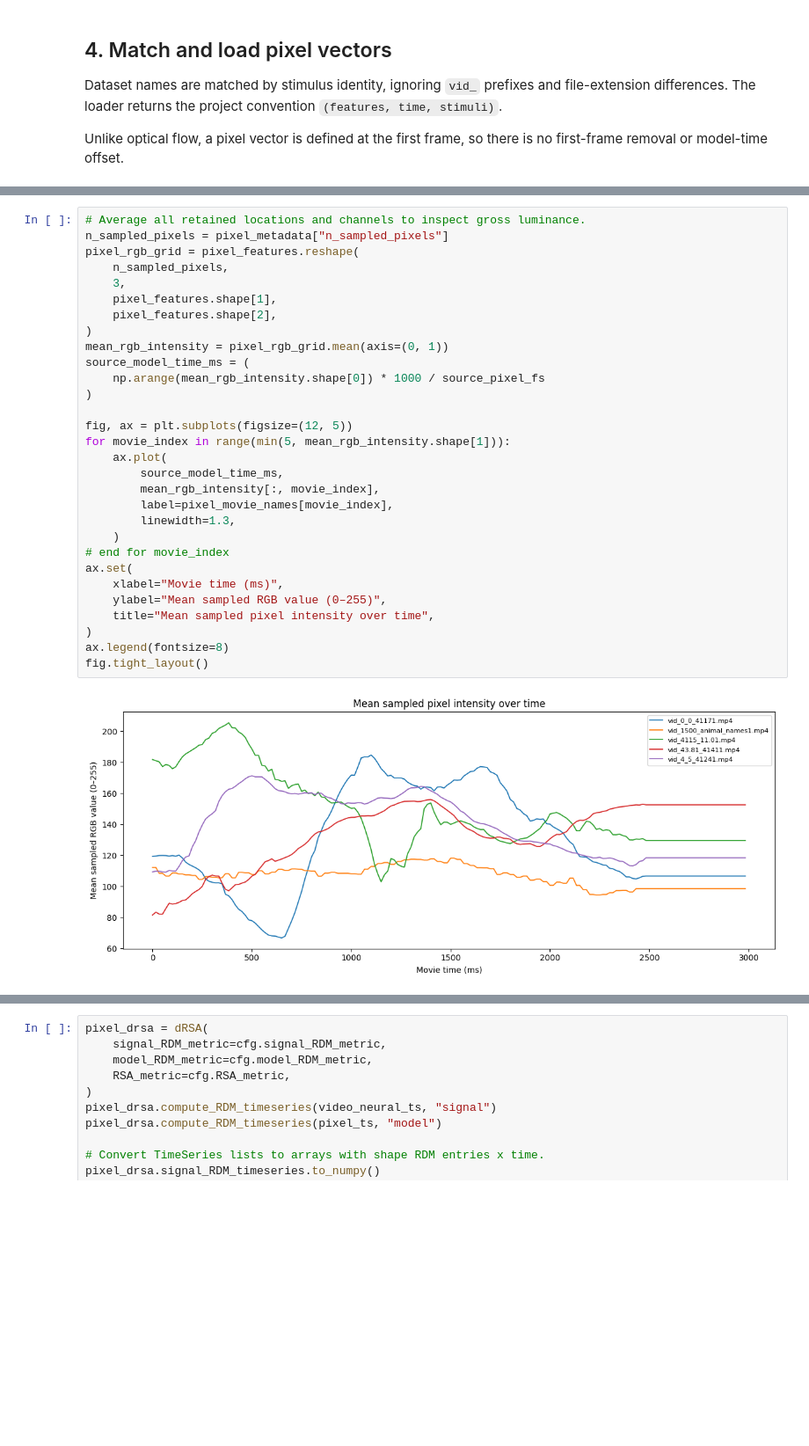
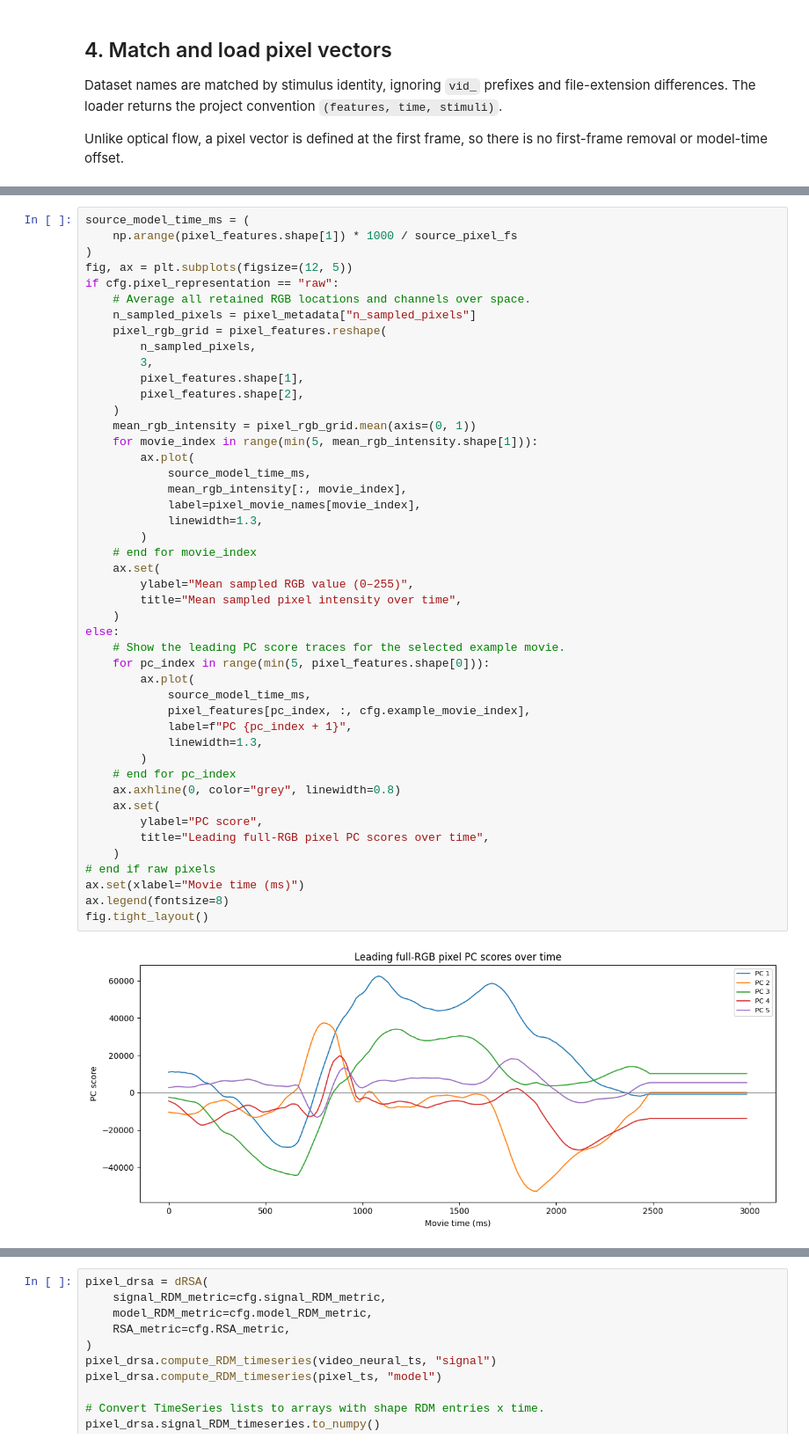
Before and after one commit to TizianoCausin01/static_dynamic, a Jupyter notebook: python_scripts/scripts/pixel_value_video_dRSA.ipynb, the cells around one changed output, grey strips where cells are left out. Shown at 88% size. Cells and saved outputs as stored; diff of their text form; blank space fills up the shorter version.

```diff
--- a/python_scripts/scripts/pixel_value_video_dRSA.ipynb
+++ b/python_scripts/scripts/pixel_value_video_dRSA.ipynb
@@ -377,32 +511,48 @@ RGB min/mean/max: 0 / 102.28 / 251
 # %%
-# Average all retained locations and channels to inspect gross luminance.
-n_sampled_pixels = pixel_metadata["n_sampled_pixels"]
-pixel_rgb_grid = pixel_features.reshape(
-    n_sampled_pixels,
-    3,
-    pixel_features.shape[1],
-    pixel_features.shape[2],
+source_model_time_ms = (
+    np.arange(pixel_features.shape[1]) * 1000 / source_pixel_fs
 )
-mean_rgb_intensity = pixel_rgb_grid.mean(axis=(0, 1))
-source_model_time_ms = (
-    np.arange(mean_rgb_intensity.shape[0]) * 1000 / source_pixel_fs
-)
-
 fig, ax = plt.subplots(figsize=(12, 5))
-for movie_index in range(min(5, mean_rgb_intensity.shape[1])):
-    ax.plot(
-        source_model_time_ms,
-        mean_rgb_intensity[:, movie_index],
-        label=pixel_movie_names[movie_index],
-        linewidth=1.3,
+if cfg.pixel_representation == "raw":
+    # Average all retained RGB locations and channels over space.
+    n_sampled_pixels = pixel_metadata["n_sampled_pixels"]
+    pixel_rgb_grid = pixel_features.reshape(
+        n_sampled_pixels,
+        3,
+        pixel_features.shape[1],
+        pixel_features.shape[2],
     )
-# end for movie_index
-ax.set(
-    xlabel="Movie time (ms)",
-    ylabel="Mean sampled RGB value (0–255)",
-    title="Mean sampled pixel intensity over time",
-)
+    mean_rgb_intensity = pixel_rgb_grid.mean(axis=(0, 1))
+    for movie_index in range(min(5, mean_rgb_intensity.shape[1])):
+        ax.plot(
+            source_model_time_ms,
+            mean_rgb_intensity[:, movie_index],
+            label=pixel_movie_names[movie_index],
+            linewidth=1.3,
+        )
+    # end for movie_index
+    ax.set(
+        ylabel="Mean sampled RGB value (0–255)",
+        title="Mean sampled pixel intensity over time",
+    )
+else:
+    # Show the leading PC score traces for the selected example movie.
+    for pc_index in range(min(5, pixel_features.shape[0])):
+        ax.plot(
+            source_model_time_ms,
+            pixel_features[pc_index, :, cfg.example_movie_index],
+            label=f"PC {pc_index + 1}",
+            linewidth=1.3,
+        )
+    # end for pc_index
+    ax.axhline(0, color="grey", linewidth=0.8)
+    ax.set(
+        ylabel="PC score",
+        title="Leading full-RGB pixel PC scores over time",
+    )
+# end if raw pixels
+ax.set(xlabel="Movie time (ms)")
 ax.legend(fontsize=8)
 fig.tight_layout()
 # %% [output]
-[figure, old version]
+[figure, new version]
```
Also changed, not shown: parts of 24 cells of this notebook, 2 other files.
